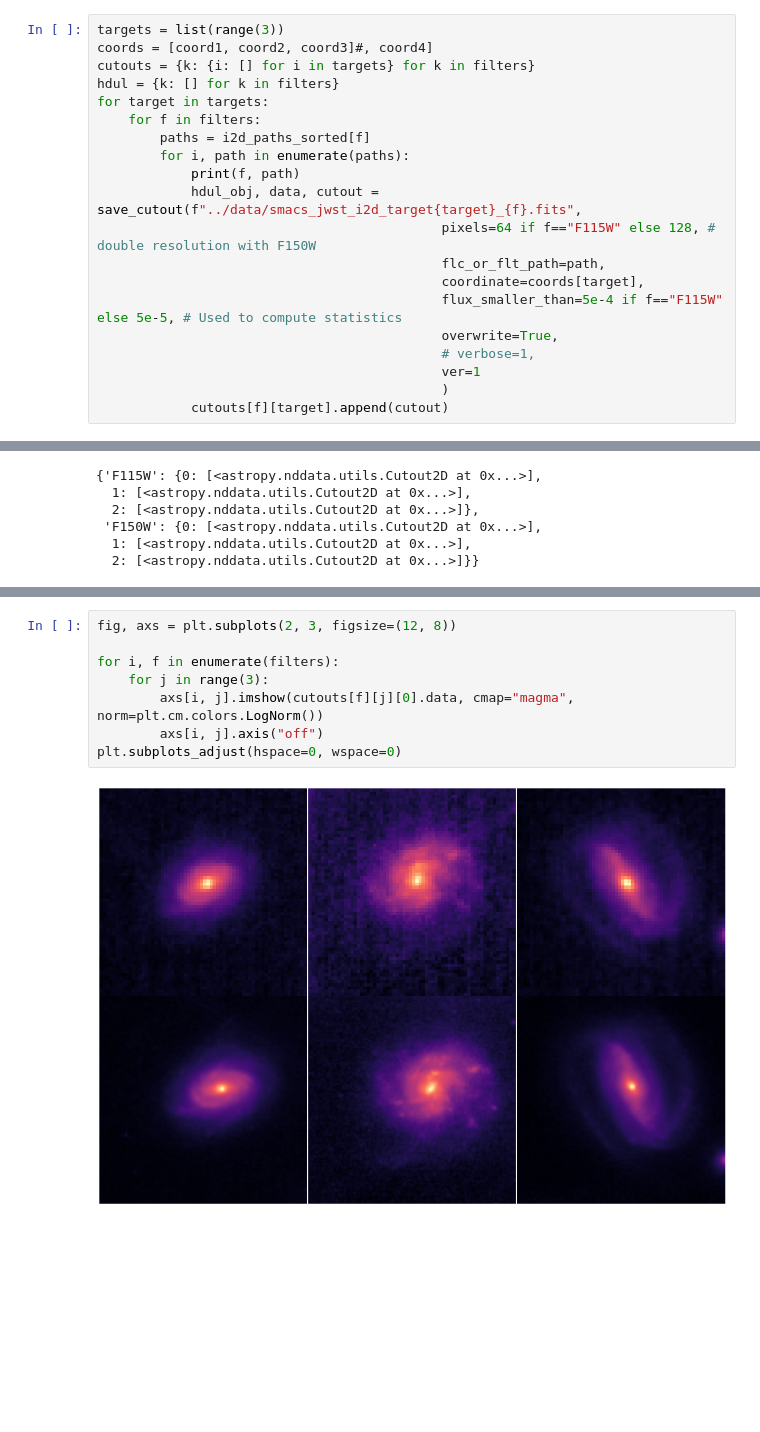
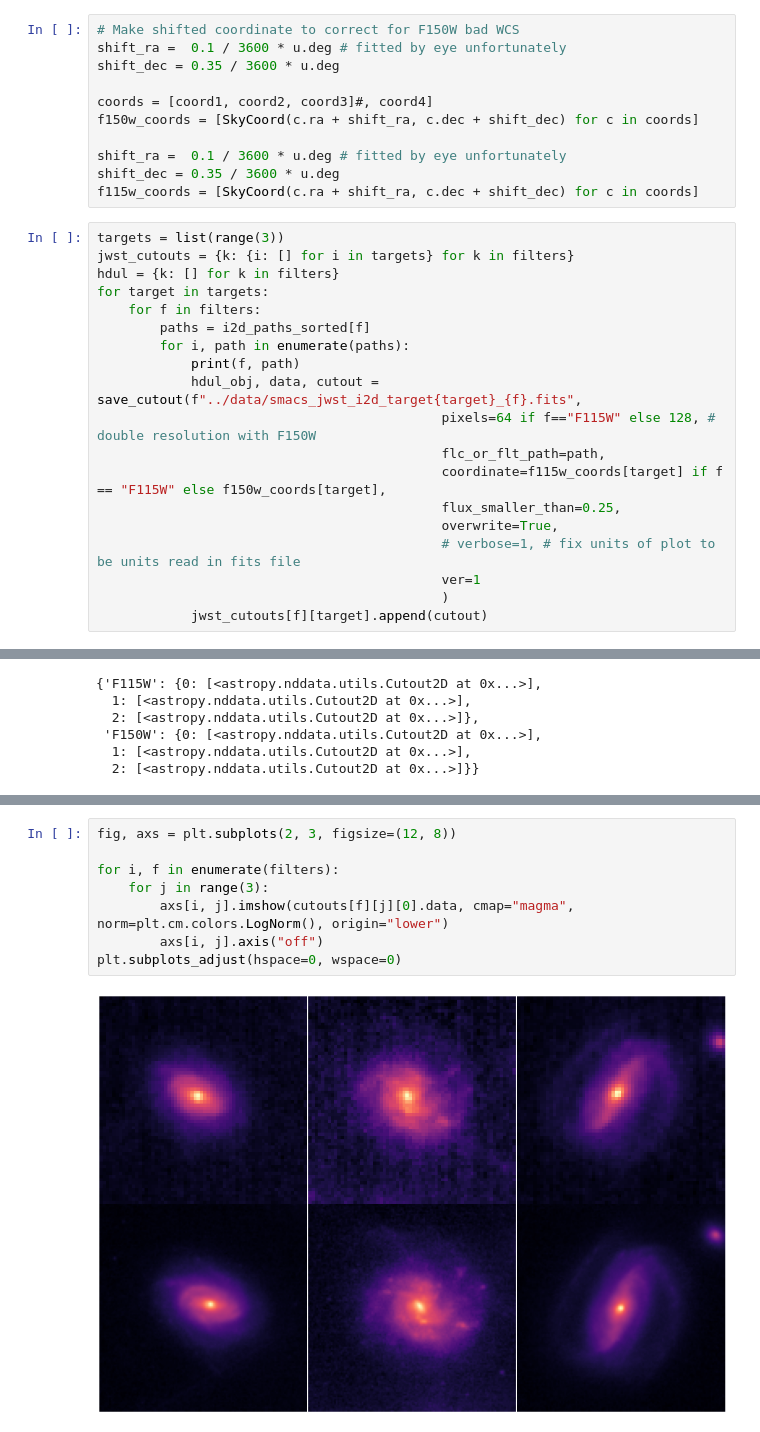
Before and after one commit to AlexandreAdam/DeblendingGalaxies, a Jupyter notebook: notebooks/smacs_targets_preprocessing.ipynb, the cells around one changed output, grey strips where cells are left out. Cells and saved outputs as stored; diff of their text form; blank space fills up the shorter version.

```diff
--- a/notebooks/smacs_targets_preprocessing.ipynb
+++ b/notebooks/smacs_targets_preprocessing.ipynb
@@ -528,10 +531,20 @@ No.    Name      Ver    Type      Cards   Dimensions   Format
   9  ASDF          1 BinTableHDU     11   1R x 1C   [318580B]
 # %%
 # fits.open(i2d_paths_sorted["F150W"][0])[0].header
+# %%
+# Make shifted coordinate to correct for F150W bad WCS
+shift_ra =  0.1 / 3600 * u.deg # fitted by eye unfortunately
+shift_dec = 0.35 / 3600 * u.deg
+
+coords = [coord1, coord2, coord3]#, coord4]
+f150w_coords = [SkyCoord(c.ra + shift_ra, c.dec + shift_dec) for c in coords]
+
+shift_ra =  0.1 / 3600 * u.deg # fitted by eye unfortunately
+shift_dec = 0.35 / 3600 * u.deg
+f115w_coords = [SkyCoord(c.ra + shift_ra, c.dec + shift_dec) for c in coords]
 # %%
 targets = list(range(3))
-coords = [coord1, coord2, coord3]#, coord4]
-cutouts = {k: {i: [] for i in targets} for k in filters}
+jwst_cutouts = {k: {i: [] for i in targets} for k in filters}
 hdul = {k: [] for k in filters}
 for target in targets:
     for f in filters:
@@ -541,12 +554,12 @@ for target in targets:
             hdul_obj, data, cutout = save_cutout(f"../data/smacs_jwst_i2d_target{target}_{f}.fits",
                                             pixels=64 if f=="F115W" else 128, # double resolution with F150W
                                             flc_or_flt_path=path,
-                                            coordinate=coords[target],
-                                            flux_smaller_than=5e-4 if f=="F115W" else 5e-5, # Used to compute statistics
+                                            coordinate=f115w_coords[target] if f == "F115W" else f150w_coords[target],
+                                            flux_smaller_than=0.25,
                                             overwrite=True,
-                                            # verbose=1,
+                                            # verbose=1, # fix units of plot to be units read in fits file
                                             ver=1
                                             )
-            cutouts[f][target].append(cutout)
+            jwst_cutouts[f][target].append(cutout)
 # %% [output]
 F115W ../data/SMACSJ0723/JWST/jw02736-o003_t001_niriss_clear-f115w_i2d.fits
@@ -603,10 +722,10 @@ cutouts
 # %%
 fig, axs = plt.subplots(2, 3, figsize=(12, 8))
 
 for i, f in enumerate(filters):
     for j in range(3):
-        axs[i, j].imshow(cutouts[f][j][0].data, cmap="magma", norm=plt.cm.colors.LogNorm())
+        axs[i, j].imshow(cutouts[f][j][0].data, cmap="magma", norm=plt.cm.colors.LogNorm(), origin="lower")
         axs[i, j].axis("off")
 plt.subplots_adjust(hspace=0, wspace=0)
 # %% [output]
-[figure, old version]
+[figure, new version]
```
Also changed, not shown: parts of 10 cells of this notebook, 7 other files.
